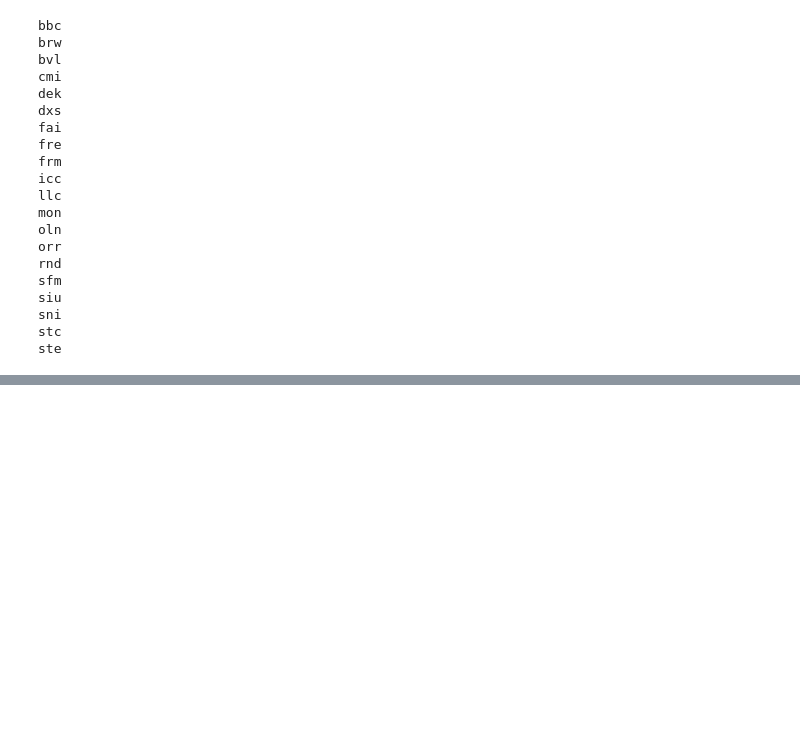
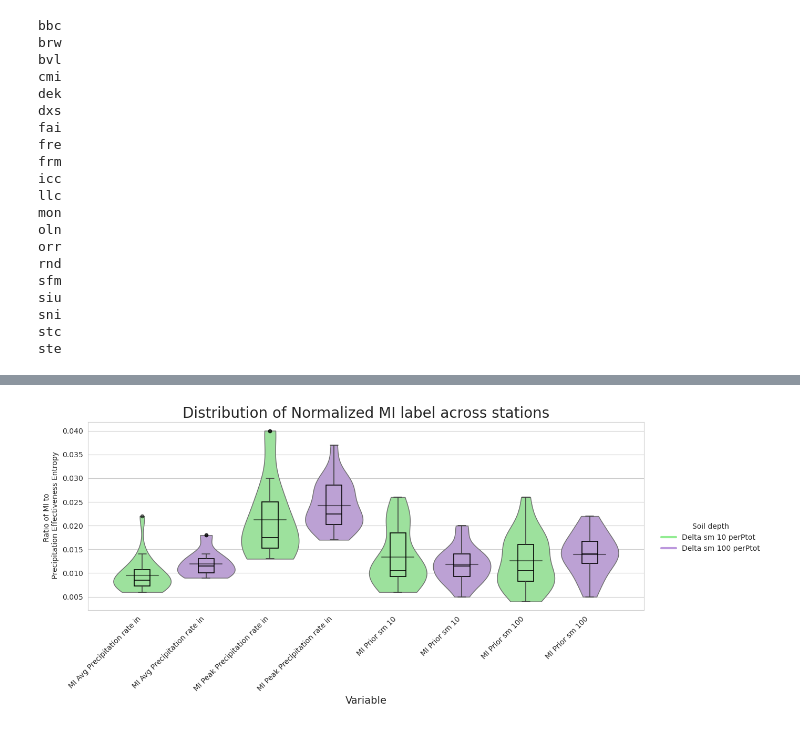
Before and after one commit to cstraus22/IL_WARM_MI_analysis, a Jupyter notebook: Mutual_information_and_partitioning.ipynb, the cells around one changed output, grey strips where cells are left out. Drawn from its saved outputs; the diff is of its cells as text; code cells hidden in the pictures; blank space fills up the shorter version.

```diff
--- a/Mutual_information_and_partitioning.ipynb
+++ b/Mutual_information_and_partitioning.ipynb
@@ -229,0 +328,91 @@ agg_df.iloc[:,22:]
+# %%
+# Visualize station-level c_xy distributions for selected MI labels
+selected_label_pairs = [
+    ("MI_Avg_Precipitation_rate_in_and_Delta_sm_10_perPtot", "MI_Avg_Precipitation_rate_in_and_Delta_sm_100_perPtot"),
+    ("MI_Peak_Precipitation_rate_in_and_Delta_sm_10_perPtot", "MI_Peak_Precipitation_rate_in_and_Delta_sm_100_perPtot"),
+    ("MI_Prior_sm_10_and_Delta_sm_10_perPtot", "MI_Prior_sm_10_and_Delta_sm_100_perPtot"),
+    ("MI_Prior_sm_100_and_Delta_sm_10_perPtot", "MI_Prior_sm_100_and_Delta_sm_100_perPtot"),
+]
+selected_labels = [label for pair in selected_label_pairs for label in pair]
+
+def make_display_label(label: str) -> str:
+    stripped = label.replace("_and_Delta_sm_10_perPtot", "").replace("_and_Delta_sm_100_perPtot", "")
+    stripped = stripped.replace("MI_", "MI ")
+    return stripped.replace("_", " ")
+
+display_label_map = {label: make_display_label(label) for label in selected_labels}
+
+plot_df = (
+    MIs.loc[(MIs["MI_label"].isin(selected_labels)) & (~MIs["station"].isin(["bbc", "sni"])), ["station", "MI_label", "C_xy"]]
+       .copy()
+)
+
+plot_df["delta_depth"] = plot_df["MI_label"].apply(
+    lambda label: "Delta_sm_100_perPtot" if "Delta_sm_100_perPtot" in label else "Delta_sm_10_perPtot"
+)
+plot_df["plot_label"] = pd.Categorical(plot_df["MI_label"], categories=selected_labels, ordered=True)
+plot_df["display_label"] = plot_df["plot_label"].map(display_label_map)
+
+palette_map = {"Delta_sm_10_perPtot": "#92ec92", "Delta_sm_100_perPtot": "#bc98dd"}
+hue_order = ["Delta_sm_10_perPtot", "Delta_sm_100_perPtot"]
+
+sns.set_style("whitegrid")
+fig, ax = plt.subplots(figsize=(14, 6))
+sns.violinplot(
+    data=plot_df,
+    x="plot_label",
+    y="C_xy",
+    order=selected_labels,
+    hue="delta_depth",
+    hue_order=hue_order,
+    palette=palette_map,
+    dodge=False,
+    cut=0,
+    inner=None,
+    linewidth=1.1,
+    width=0.9,
+    density_norm= 'width',
+    ax=ax,
+)
+
+sns.boxplot(
+    data=plot_df,
+    x="plot_label",
+    y="C_xy",
+    order=selected_labels,
+    width=0.25,
+    showcaps=True,
+    boxprops={"facecolor": "none", "edgecolor": "black", "linewidth": 1.2},
+    whiskerprops={"linewidth": 1.2},
+    capprops={"linewidth": 1.2},
+    medianprops={"linewidth": 1.2, "color": "black"},
+    showfliers=True,
+    flierprops={"marker": "o", "markersize": 4.5, "markerfacecolor": "black", "markeredgecolor": "black", "alpha": 0.55},
+    dodge=False,
+    ax=ax,
+)
+
+mean_values = (
+    plot_df.groupby("plot_label", observed=False)["C_xy"]
+           .mean()
+           .reindex(selected_labels)
+)
+for x_pos, mean_val in zip(range(len(selected_labels)), mean_values):
+    ax.plot([x_pos - 0.25, x_pos + 0.25], [mean_val, mean_val], color="black", linewidth=1.5, alpha=0.5)
+
+if ax.legend_ is not None:
+    ax.legend_.remove()
+legend_handles = [
+    plt.Line2D([0], [0], color=palette_map[key], lw=3, label=key.replace("_", " "))
+    for key in hue_order
+]
+ax.legend(handles=legend_handles, title="Soil depth", title_fontsize =10, fontsize =10, frameon=False, bbox_to_anchor = (1.02, 0.5))
+ax.set_xticks(range(len(selected_labels)))
+ax.set_xticklabels([display_label_map[label] for label in selected_labels], rotation=45, ha="right")
+ax.set_xlabel("Variable", fontsize =14)
+ax.set_ylabel("Ratio of MI to \n Precipitation Effectiveness Entropy")
+ax.set_title("Distribution of Normalized MI label across stations", fontsize =20)
+plt.tight_layout()
+plt.show()
+# %% [output]
+[figure, added]
```
Also changed, not shown: parts of 21 cells of this notebook, 3 other files.
